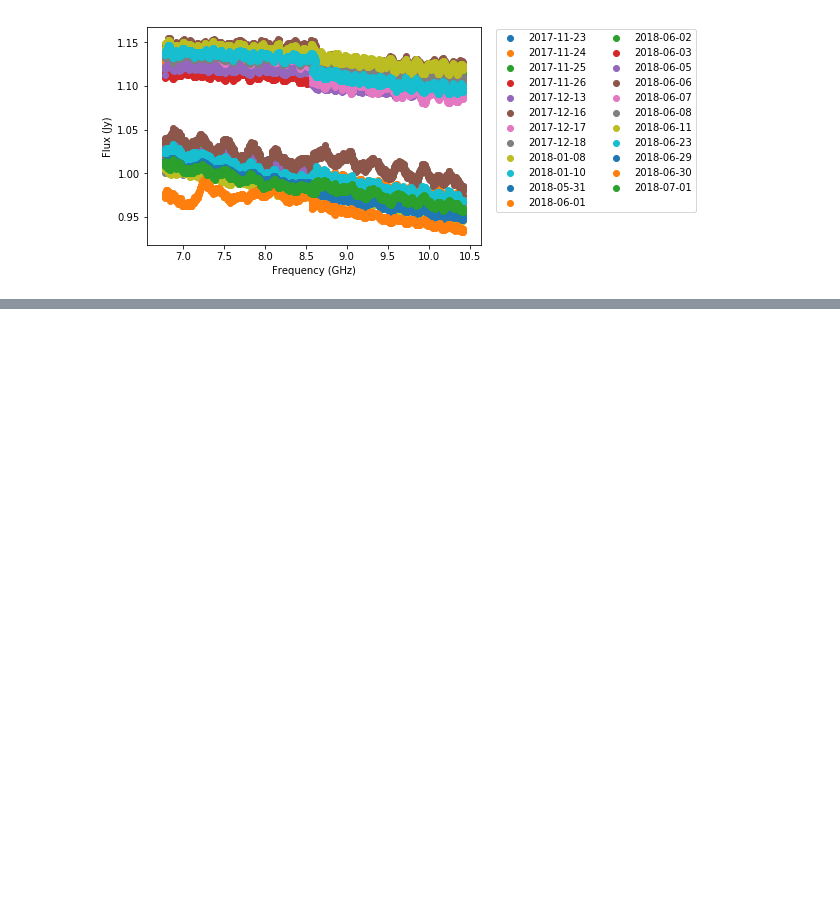
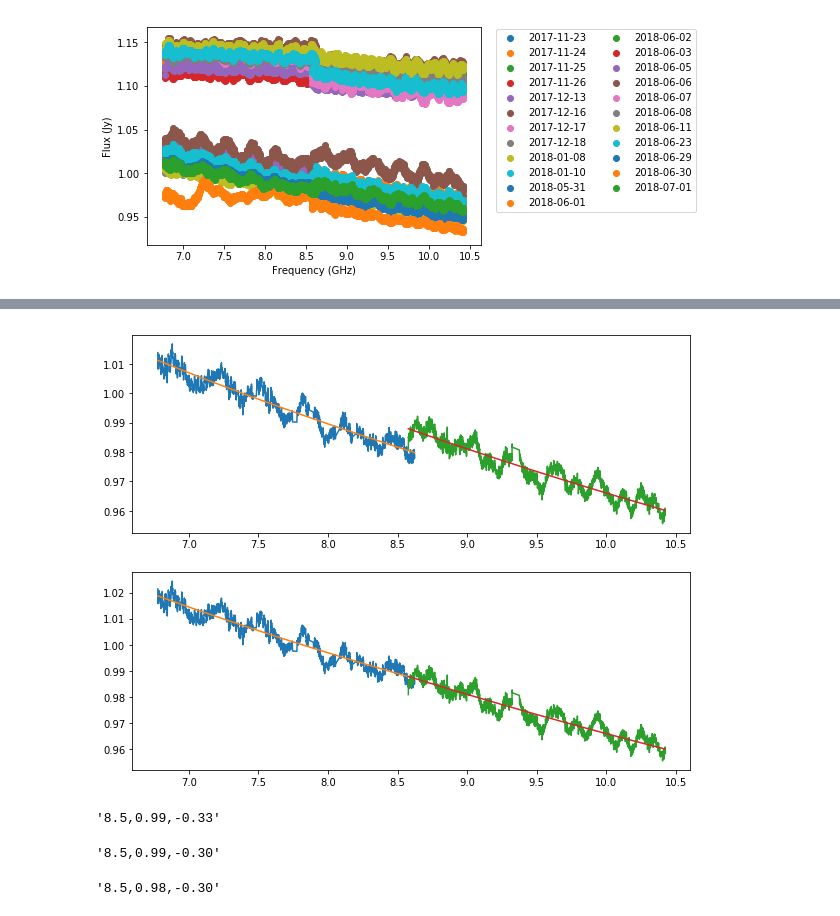
Before and after one commit to tjgalvin/C3171_Reduction, a Jupyter notebook: Notebooks/Secondary_uvfmeas_Inspection.ipynb, the cells around one changed output, grey strips where cells are left out. Drawn from its saved outputs; the diff is of its cells as text; code cells hidden in the pictures; blank space fills up the shorter version.

```diff
--- a/Notebooks/Secondary_uvfmeas_Inspection.ipynb
+++ b/Notebooks/Secondary_uvfmeas_Inspection.ipynb
@@ -80,0 +97,4 @@ fig.show()
+# %%
+def pl(nu, *p):
+    norm, alpha = p
+    return norm + alpha*np.log10(nu/8.5)
@@ -80,0 +103,3 @@ fig.show()
+# %%
+fit7 = curve_fit(pl, nu7, snu7, (1., -0.7))
+fit9 = curve_fit(pl, nu9, snu9, (1., -0.7))
@@ -80,0 +124,18 @@ fig.show()
+# %%
+fig, (ax,ax1) = plt.subplots(2,1, figsize=(10,8))
+
+ax.plot(nu7, snu7)
+ax.plot(nu7, pl(nu7, *fit7[0]))
+
+ax.plot(nu9, snu9)
+ax.plot(nu9, pl(nu9, *fit9[0]))
+
+ax1.plot(nu7, snu7*fact)
+ax1.plot(nu7, pl(nu7, *fit7[0])*fact)
+
+ax1.plot(nu9, snu9)
+ax1.plot(nu9, pl(nu9, *fit9[0]))
+
+fig.show()
+# %% [output]
+[figure, added]
@@ -80,0 +147,12 @@ fig.show()
+# %%
+mfcal_test(fit9)
+# %% [output]
+'8.5,0.99,-0.33'
+# %%
+mfcal_test(fit7, fact=fact)
+# %% [output]
+'8.5,0.99,-0.30'
+# %%
+mfcal_test(fit7)
+# %% [output]
+'8.5,0.98,-0.30'
```
Also changed, not shown: parts of 12 cells of this notebook.
